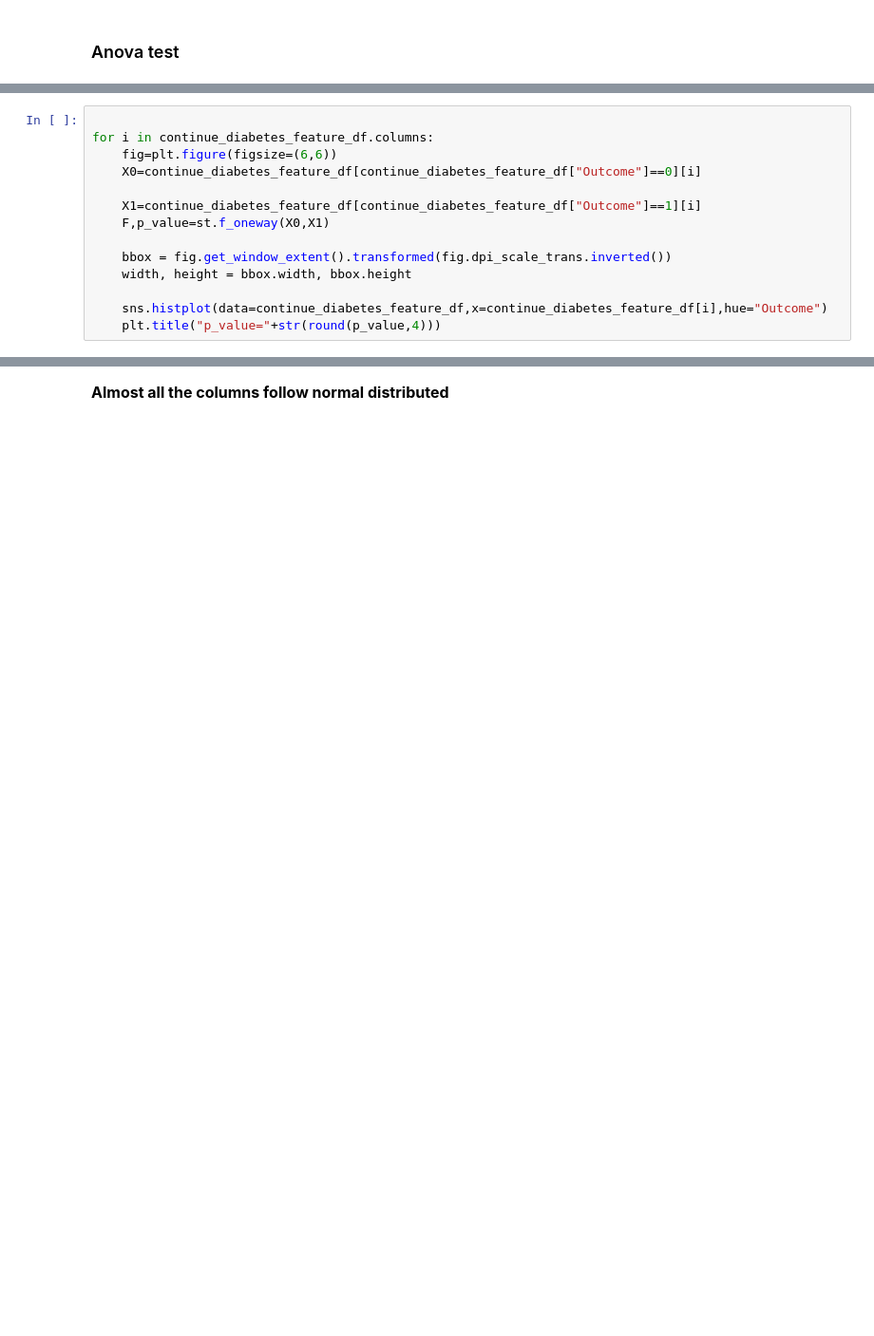
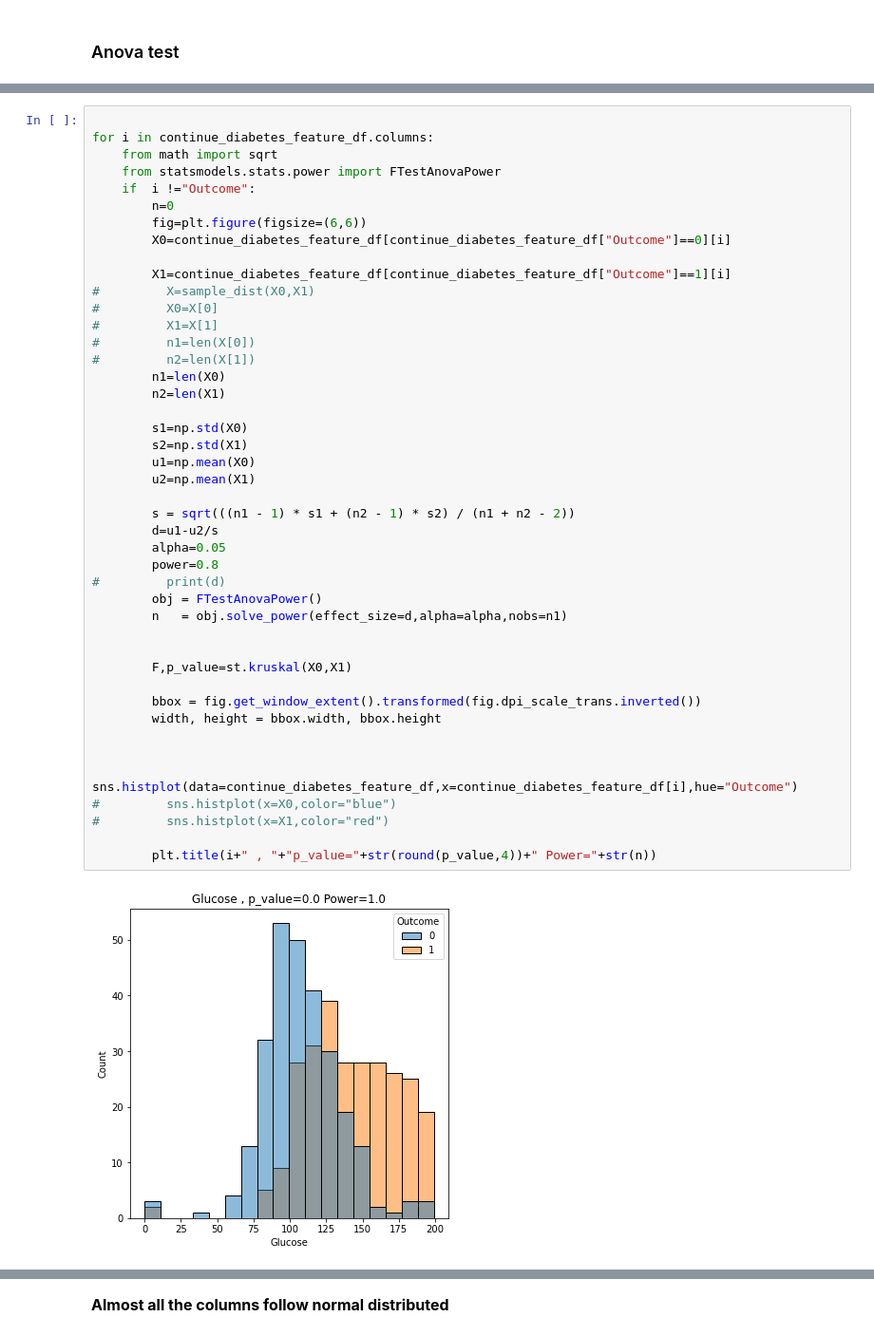
Before and after one commit to nikshingadiya/jupyter, a Jupyter notebook: Machine Learning/Revise_ML/part1.ipynb, the cells around one changed output, grey strips where cells are left out. Shown at 95% size. Saved outputs shown, nothing was run; the diff lists cells and outputs as text; blank space fills up the shorter version.

```diff
--- a/Machine Learning/Revise_ML/part1.ipynb
+++ b/Machine Learning/Revise_ML/part1.ipynb
@@ -210,14 +287,46 @@ for c,i,j in zip(continue_diabetes_feature_df.columns,continue_diabetes_feature_
 # %%
 
 for i in continue_diabetes_feature_df.columns:
-    fig=plt.figure(figsize=(6,6))
-    X0=continue_diabetes_feature_df[continue_diabetes_feature_df["Outcome"]==0][i]
+    from math import sqrt
+    from statsmodels.stats.power import FTestAnovaPower
+    if  i !="Outcome":
+        n=0
+        fig=plt.figure(figsize=(6,6))
+        X0=continue_diabetes_feature_df[continue_diabetes_feature_df["Outcome"]==0][i]
 
-    X1=continue_diabetes_feature_df[continue_diabetes_feature_df["Outcome"]==1][i]
-    F,p_value=st.f_oneway(X0,X1)
+        X1=continue_diabetes_feature_df[continue_diabetes_feature_df["Outcome"]==1][i]
+#         X=sample_dist(X0,X1)
+#         X0=X[0]
+#         X1=X[1]
+#         n1=len(X[0])
+#         n2=len(X[1])
+        n1=len(X0)
+        n2=len(X1)
 
-    bbox = fig.get_window_extent().transformed(fig.dpi_scale_trans.inverted())
-    width, height = bbox.width, bbox.height
+        s1=np.std(X0)
+        s2=np.std(X1)
+        u1=np.mean(X0)
+        u2=np.mean(X1)
 
-    sns.histplot(data=continue_diabetes_feature_df,x=continue_diabetes_feature_df[i],hue="Outcome")
-    plt.title("p_value="+str(round(p_value,4)))
+        s = sqrt(((n1 - 1) * s1 + (n2 - 1) * s2) / (n1 + n2 - 2))
+        d=u1-u2/s
+        alpha=0.05
+        power=0.8
+#         print(d)
+        obj = FTestAnovaPower()
+        n   = obj.solve_power(effect_size=d,alpha=alpha,nobs=n1)
+
+
+        F,p_value=st.kruskal(X0,X1)
+
+        bbox = fig.get_window_extent().transformed(fig.dpi_scale_trans.inverted())
+        width, height = bbox.width, bbox.height
+
+
+        sns.histplot(data=continue_diabetes_feature_df,x=continue_diabetes_feature_df[i],hue="Outcome")
+#         sns.histplot(x=X0,color="blue")
+#         sns.histplot(x=X1,color="red")
+
+        plt.title(i+" , "+"p_value="+str(round(p_value,4))+" Power="+str(n))
+# %% [output]
+[figure, added]
```
Also changed, not shown: parts of 27 cells of this notebook, 1 other file.
